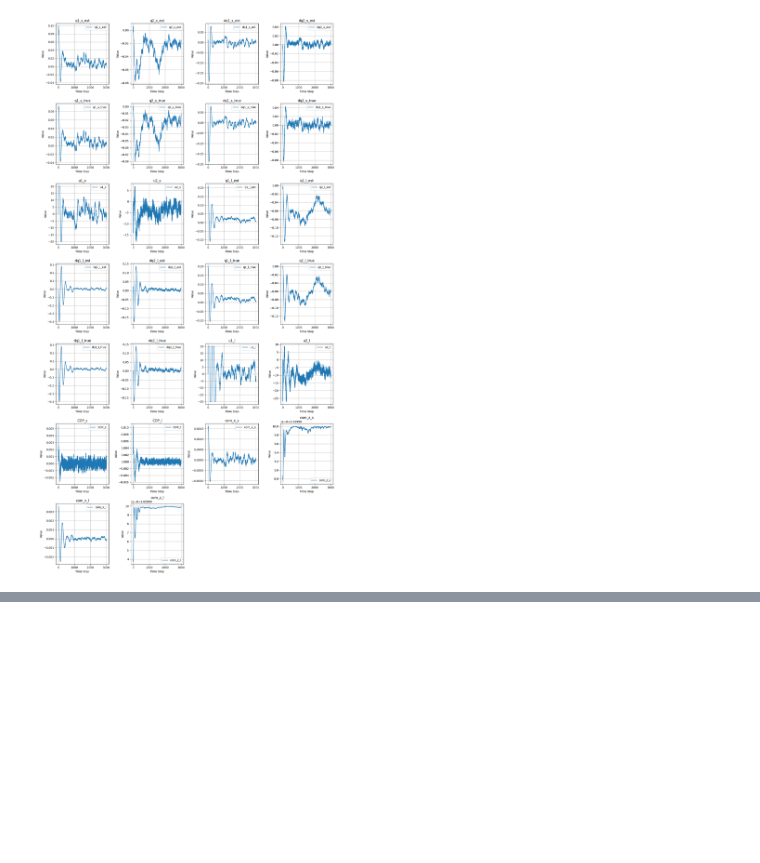
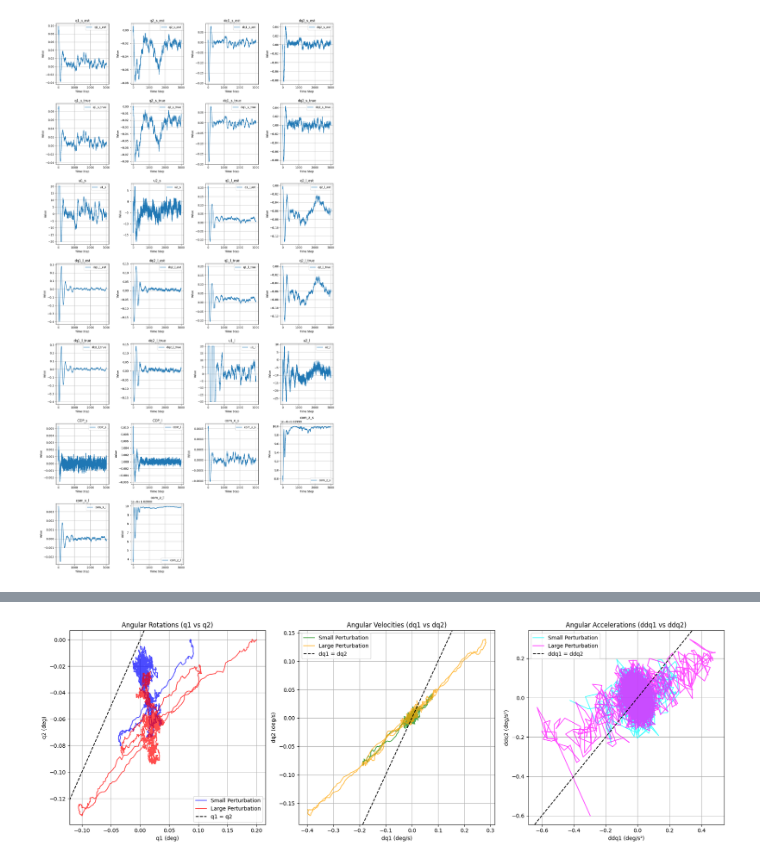
Before and after one commit to dalmatian-jp/MPC_donuts, a Jupyter notebook: data_analing.ipynb, the cells around one changed output, grey strips where cells are left out. Cells and saved outputs as stored; diff of their text form; code cells hidden in the pictures; blank space fills up the shorter version.

```diff
--- a/data_analing.ipynb
+++ b/data_analing.ipynb
@@ -101,0 +131,51 @@ plt.show()
+# %%
+import numpy as np
+
+# Calculate angular velocities (dq/dt) and accelerations (d²q/dt²) for both small and large perturbations
+time_step = 0.02  # Assuming a 50 Hz sampling rate (1 / 50 s per step)
+
+# Small perturbation
+df['ddq1_s_true'] = np.gradient(df['dq1_s_true'], time_step)
+df['ddq2_s_true'] = np.gradient(df['dq2_s_true'], time_step)
+
+# Large perturbation
+df['ddq1_l_true'] = np.gradient(df['dq1_l_true'], time_step)
+df['ddq2_l_true'] = np.gradient(df['dq2_l_true'], time_step)
+
+# Plotting coordination of ankle and hip oscillations
+fig, axes = plt.subplots(1, 3, figsize=(18, 6))
+
+# Left panel: Angular rotations (q1 vs q2)
+axes[0].plot(df['q1_s_true'], df['q2_s_true'], color='blue', alpha=0.7, label='Small Perturbation')
+axes[0].plot(df['q1_l_true'], df['q2_l_true'], color='red', alpha=0.7, label='Large Perturbation')
+axes[0].axline((0, 0), slope=1, color='black', linestyle='--', label='q1 = q2')
+axes[0].set_title('Angular Rotations (q1 vs q2)')
+axes[0].set_xlabel('q1 (deg)')
+axes[0].set_ylabel('q2 (deg)')
+axes[0].legend()
+axes[0].grid()
+
+# Central panel: Angular velocities (dq1 vs dq2)
+axes[1].plot(df['dq1_s_true'], df['dq2_s_true'], color='green', alpha=0.7, label='Small Perturbation')
+axes[1].plot(df['dq1_l_true'], df['dq2_l_true'], color='orange', alpha=0.7, label='Large Perturbation')
+axes[1].axline((0, 0), slope=1, color='black', linestyle='--', label='dq1 = dq2')
+axes[1].set_title('Angular Velocities (dq1 vs dq2)')
+axes[1].set_xlabel('dq1 (deg/s)')
+axes[1].set_ylabel('dq2 (deg/s)')
+axes[1].legend()
+axes[1].grid()
+
+# Right panel: Angular accelerations (ddq1 vs ddq2)
+axes[2].plot(df['ddq1_s_true'], df['ddq2_s_true'], color='cyan', alpha=0.7, label='Small Perturbation')
+axes[2].plot(df['ddq1_l_true'], df['ddq2_l_true'], color='magenta', alpha=0.7, label='Large Perturbation')
+axes[2].axline((0, 0), slope=1, color='black', linestyle='--', label='ddq1 = ddq2')
+axes[2].set_title('Angular Accelerations (ddq1 vs ddq2)')
+axes[2].set_xlabel('ddq1 (deg/s²)')
+axes[2].set_ylabel('ddq2 (deg/s²)')
+axes[2].legend()
+axes[2].grid()
+
+plt.tight_layout()
+plt.show()
+# %% [output]
+[figure, added]
```
Also changed, not shown: parts of 1 cell of this notebook, 1 other file.
